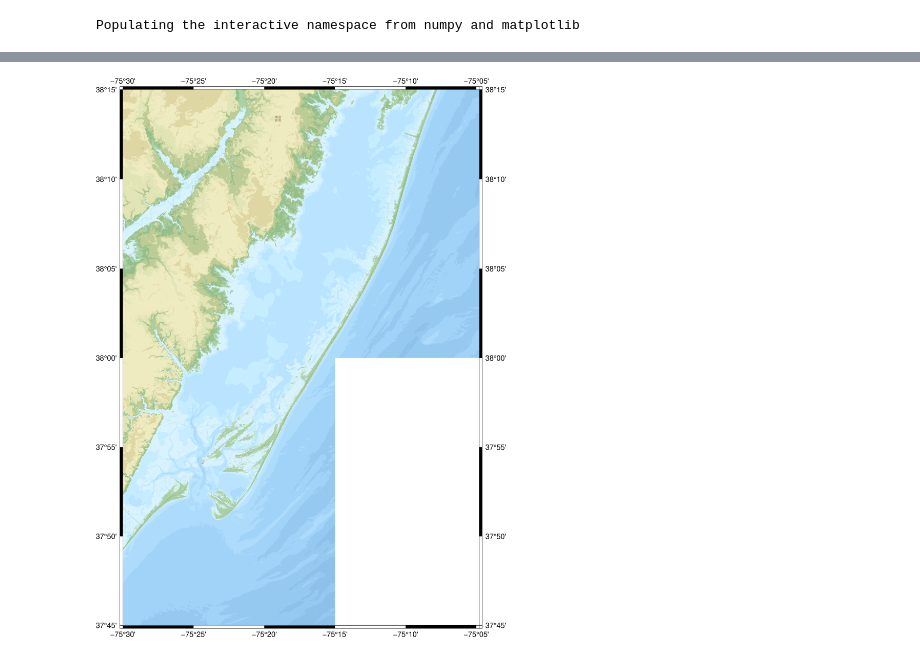
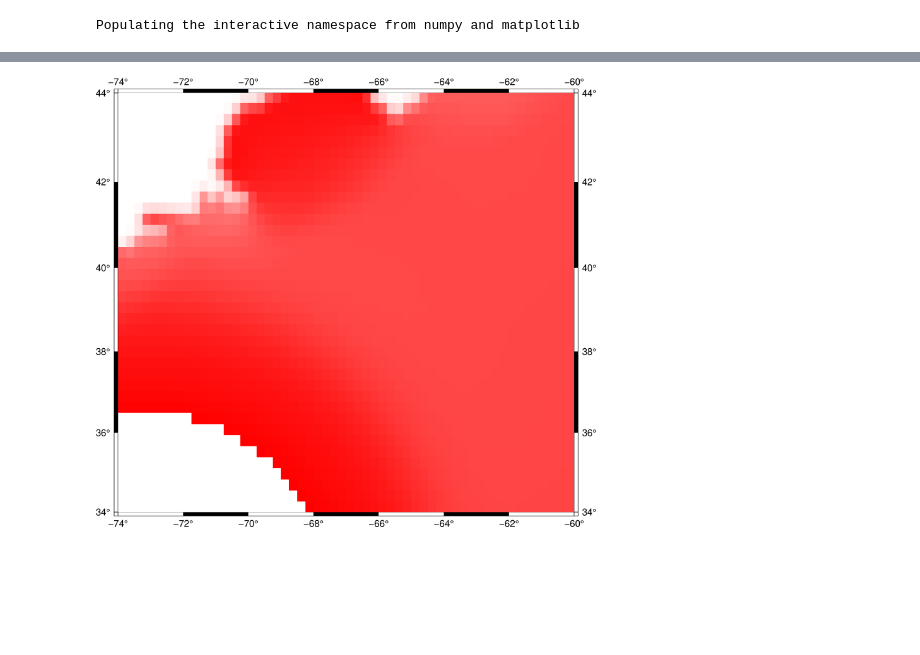
Before and after one commit to cjeffr/BarrierIslandBreachv1, a Jupyter notebook: fort.q_plotting.ipynb, the cells around one changed output, grey strips where cells are left out. Cells and saved outputs as stored; diff of their text form; code cells hidden in the pictures; blank space fills up the shorter version.

Commit message:
Added plotting of the grids for gmt and cartopy, removed extra code that was dead

```diff
--- a/fort.q_plotting.ipynb
+++ b/fort.q_plotting.ipynb
@@ -25,7 +25,7 @@ def read_fortq(frame):
         drytol_default = 0.001
         water = np.copy(eta)
         idx = np.where((h<=drytol_default) & (h>=-drytol_default))
-        water[ind] = 0
+        water[idx] = 0
 
         # Save variables to dictionary
         long=Xc[:,0]
@@ -33,8 +33,9 @@ def read_fortq(frame):
         patch_dict[stateno] = {"lat": lat, 'long':long, 'eta':eta, 'amr_level':level}
         return patch_dict, water, h, Xc, Yc, eta
 # %%
-for i in range(4):
-    [patch_dict, water,h,X,Y,eta]=water_level(i)
+### Test plot of the data
+for i in range(4,5):
+    [patch_dict, water, h, X, Y, eta]=read_fortq(i)
     plt.figure()
     plt.scatter(X,Y,c=water,s=100,cmap=plt.get_cmap('coolwarm'))
     plt.clim(-0.1,0.1)
@@ -90,9 +45,0 @@ for stateno, state in enumerate(x.states):
-# %%
-water = np.copy(eta)
-water
-ind=np.where(h<=drytol_default)
-nan_index = np.where(eta <=0.001)
-water[ind] = np.nan
-topo = eta-h
-land = np.ma.masked_where(h > drytol_default, eta)
-eta
@@ -157,41 +46,32 @@ len(patches)
 # %%
+# def gmt_map(lat, lon, water):
+[patch_dict, water, h, X, Y, eta]=read_fortq(4)
 fig = pygmt.Figure()
-fig.basemap(region=[-75.5, -75.08, 37.75, 38.25], projection='M8i',frame='a')
-path = 'chincoteague'
-file = os.path.join(path,'ncei19_n38x00_w075x50_2019v1.grd' )
-file2 = os.path.join(path, 'ncei19_n38x25_w075x50_2019v1.grd')
-file3 = os.path.join(path, 'ncei19_n38x25_w075x25_2019v1.grd')
+fig.basemap(region=[-74.0, -60.00, 34., 44.], projection='M8i',frame='a')
+pygmt.makecpt(series=[-.5, .5], cmap='polar')
+x = X[:,0]
+y = Y[0]
+df = pd.DataFrame(data=water, index=[i for i in x], columns=[j for j in y])# 'Latitude':lat, 'Longitude':long})
+df.index.name='Longitude'
+df.columns.name="Latitude"
+da=xr.DataArray(data=df.T)
+# for patch in patch_dict:
 
-pygmt.makecpt(series=[-50, 50], cmap='wiki-france')
+#     lat = patch_dict[patch]['lat']
 
-fig.grdimage(file)
-fig.grdimage(file2)
-fig.grdimage(file3)
+#     long = patch_dict[patch]['long']
 
-pygmt.makecpt(series=[-.5, .5], cmap='polar')
-# fig.basemap(region=[-75.5, -75.08, 37.80, 38.25], projection='M8i',frame='a')
-# fig.grdimage('/mnt/c/Projects/barrier_island/bathy/synthetic_island.tt3')
-for patch in patch_dict:
+#     eta = patch_dict[patch]['eta']
+# #     print(patch, lat.min(), lat.max(), long.min(),long.max, eta.min(), eta.max())
+#     df = pd.DataFrame(data=eta, index=[i for i in long], columns=[i for i in lat])# 'Latitude':lat, 'Longitude':long})
+#     df.index.name='Longitude'
+#     df.columns.name="Latitude"
+#     da=xr.DataArray(data=df.T)
 
-    lat = patch_dict[patch]['lat']
+fig.grdimage(da, Q=True)
+fig.show()
+### Plot GMT map
 
-    long = patch_dict[patch]['long']
 
-    eta = patch_dict[patch]['eta']
-#     print(patch, lat.min(), lat.max(), long.min(),long.max, eta.min(), eta.max())
-    df = pd.DataFrame(data=eta, index=[i for i in long], columns=[i for i in lat])# 'Latitude':lat, 'Longitude':long})
-    df.index.name='Longitude'
-    df.columns.name="Latitude"
-    da=xr.DataArray(data=df.T)
-
-#     print(np.isnan(eta).any())
-    fig.grdcontour(da)
-fig.show()
-# da
-# fig.grdimage(da)
-# fig.show()
-# fig = pygmt.Figure()
-# fig.basemap(region=[xlow, xlow+(dx*mx), ylow, ylow+(dy*my)], projection='M8i', frame='a')
-# fig.coast(shorelines=True)
-# fig.show()
+# gmt_map(X, Y, water)
 # %% [output]
@@ -209 +78 @@ grdcontour [WARNING]: No data within specified region
-[figure, old version]
+[figure, new version]
```
Also changed, not shown: parts of 12 cells of this notebook.
